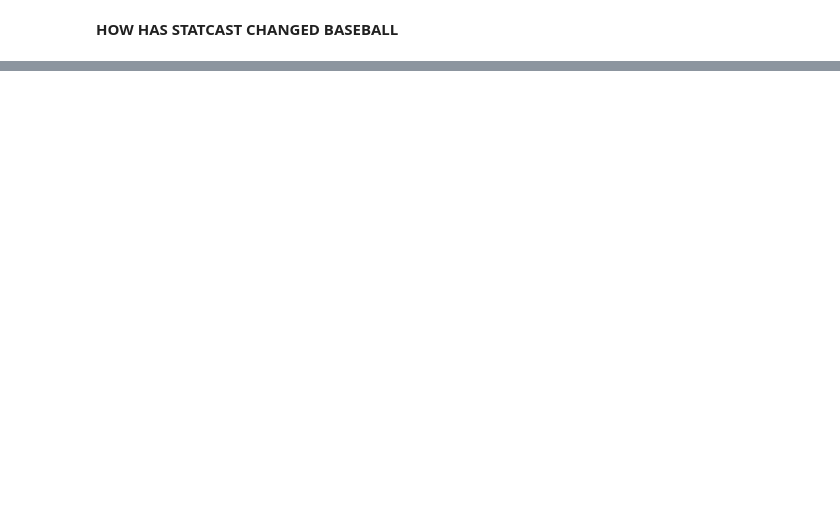
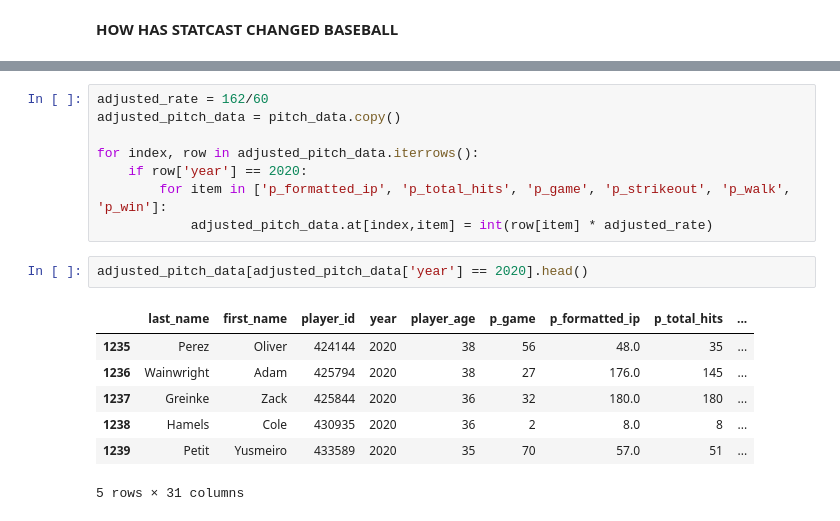
Before and after one commit to logan-lach/CMSC320FinalProject, a Jupyter notebook: project3/final.ipynb, the cells around one changed output, grey strips where cells are left out. Cells and saved outputs as stored; diff of their text form; blank space fills up the shorter version.

```diff
--- a/project3/final.ipynb
+++ b/project3/final.ipynb
@@ -26,0 +151,18 @@ plt.scatter(temp['year'], temp['breaking_avg_break'])
+# %%
+adjusted_rate = 162/60
+adjusted_pitch_data = pitch_data.copy()
+
+for index, row in adjusted_pitch_data.iterrows():
+    if row['year'] == 2020:
+        for item in ['p_formatted_ip', 'p_total_hits', 'p_game', 'p_strikeout', 'p_walk', 'p_win']:
+            adjusted_pitch_data.at[index,item] = int(row[item] * adjusted_rate)
+# %%
+adjusted_pitch_data[adjusted_pitch_data['year'] == 2020].head()
+# %% [output]
+|  | last_name | first_name | player_id | year | player_age | p_game | p_formatted_ip | p_total_hits | ... |
+| 1235 | Perez | Oliver | 424144 | 2020 | 38 | 56 | 48.0 | 35 | ... |
+| 1236 | Wainwright | Adam | 425794 | 2020 | 38 | 27 | 176.0 | 145 | ... |
+| 1237 | Greinke | Zack | 425844 | 2020 | 36 | 32 | 180.0 | 180 | ... |
+| 1238 | Hamels | Cole | 430935 | 2020 | 36 | 2 | 8.0 | 8 | ... |
+| 1239 | Petit | Yusmeiro | 433589 | 2020 | 35 | 70 | 57.0 | 51 | ... |
+5 rows × 31 columns
```
Also changed, not shown: parts of 27 cells of this notebook, 1 other file.
